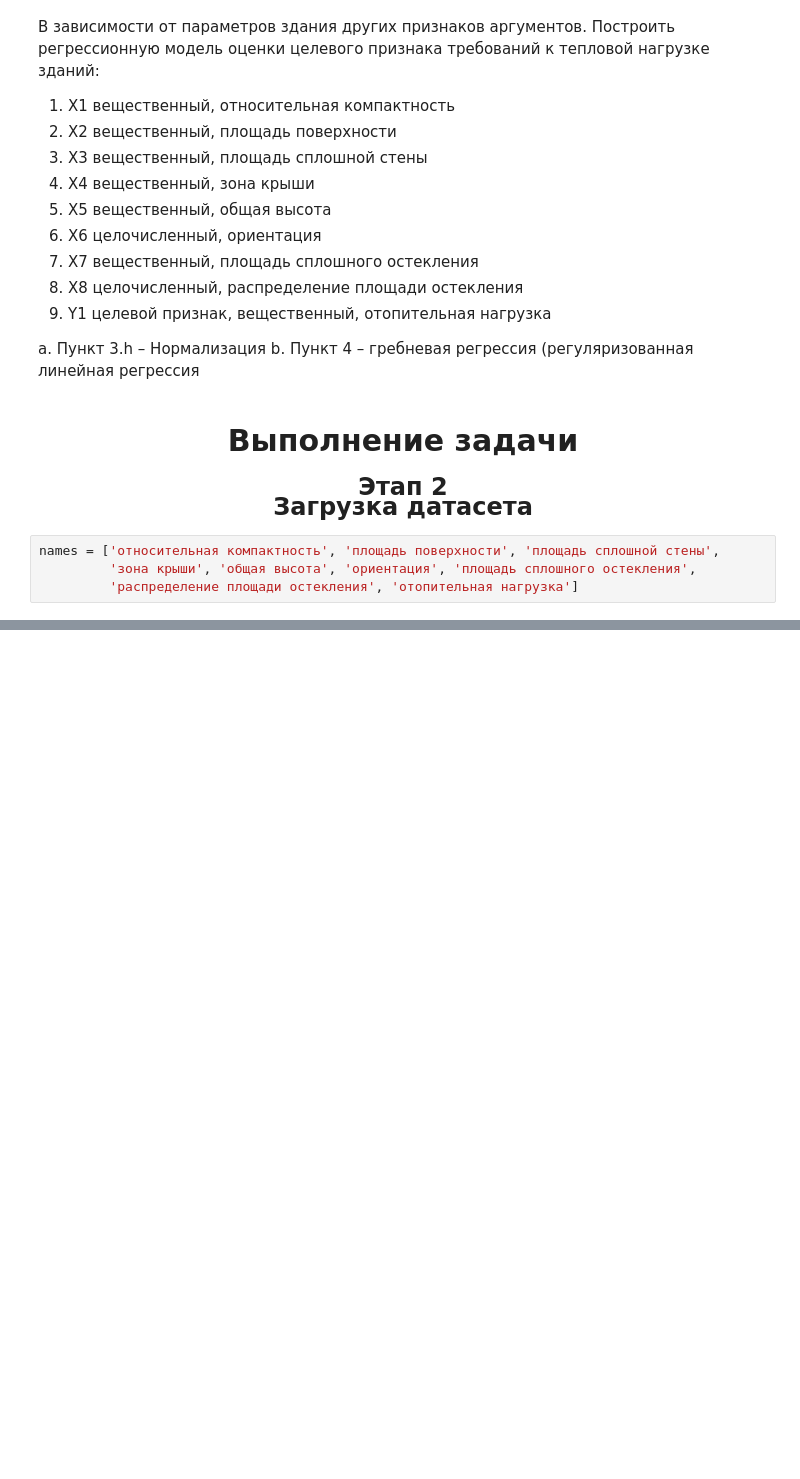
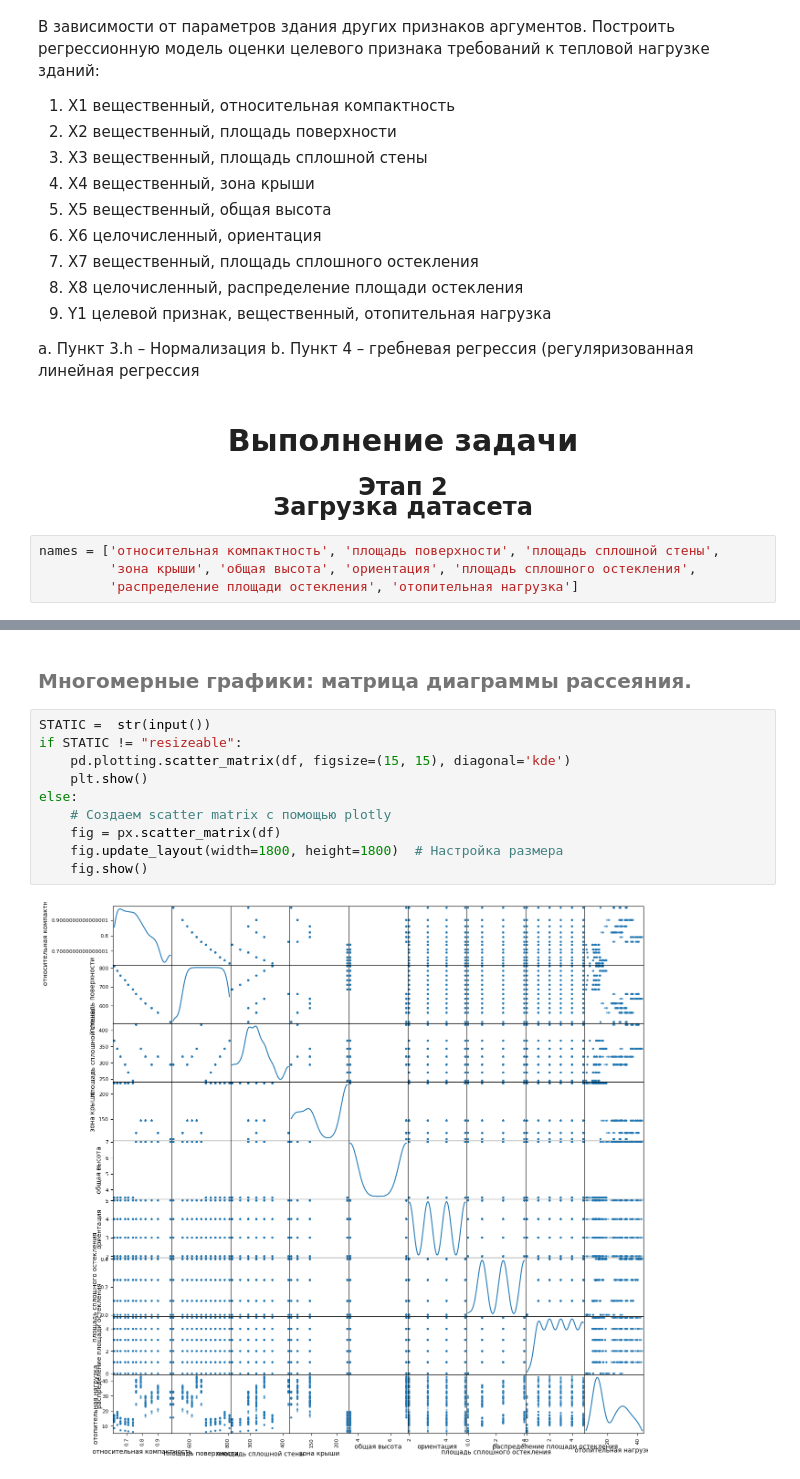
Before and after one commit to nikoloskorzun/Intelligent_analysis_and_data_processing, a Jupyter notebook: Intelligent analysis and data processing/lab1/lab1.ipynb, the cells around one changed output, grey strips where cells are left out. Drawn from its saved outputs; the diff is of its cells as text; blank space fills up the shorter version.

```diff
--- a/Intelligent analysis and data processing/lab1/lab1.ipynb
+++ b/Intelligent analysis and data processing/lab1/lab1.ipynb
@@ -50,0 +202,14 @@ df.head()
+# %% [markdown]
+<h6 style="text-align: left; font-size: 20px;">Многомерные графики: матрица диаграммы рассеяния.</h6>
+# %%
+STATIC =  str(input())
+if STATIC != "resizeable":
+    pd.plotting.scatter_matrix(df, figsize=(15, 15), diagonal='kde')
+    plt.show()
+else:
+    # Создаем scatter matrix с помощью plotly
+    fig = px.scatter_matrix(df)
+    fig.update_layout(width=1800, height=1800)  # Настройка размера
+    fig.show()
+# %% [output]
+[figure, added]
```
Also changed, not shown: parts of 15 cells of this notebook.
